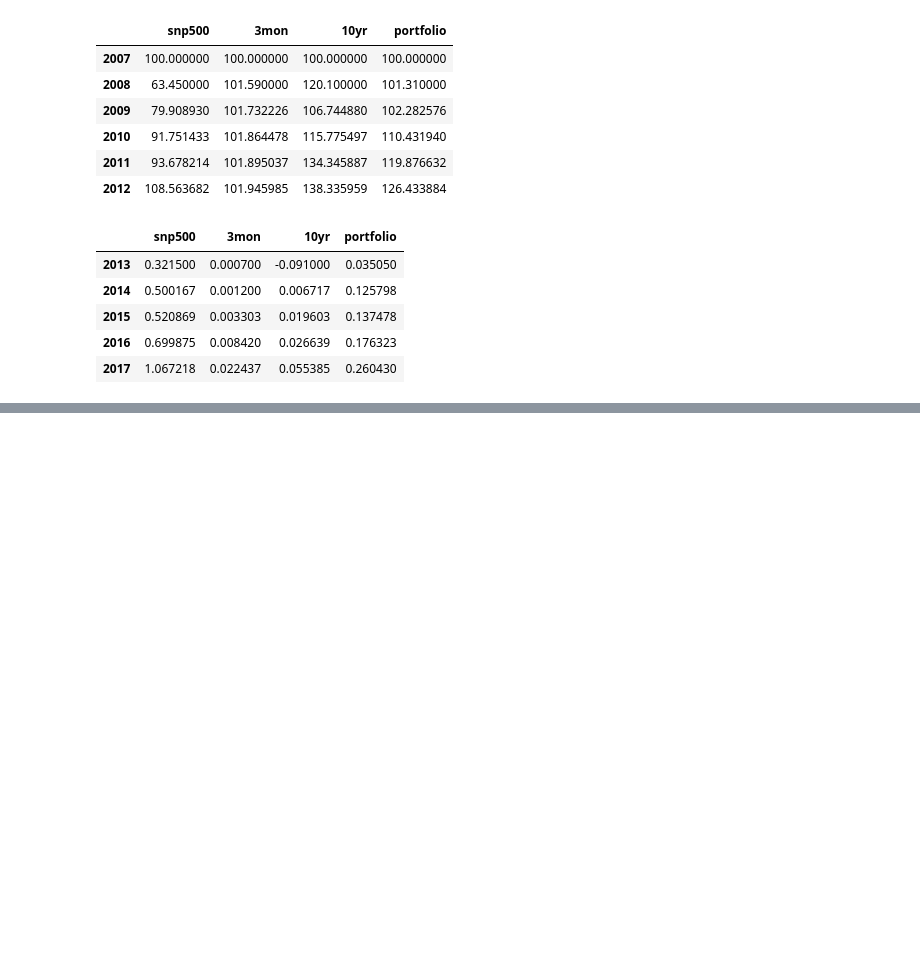
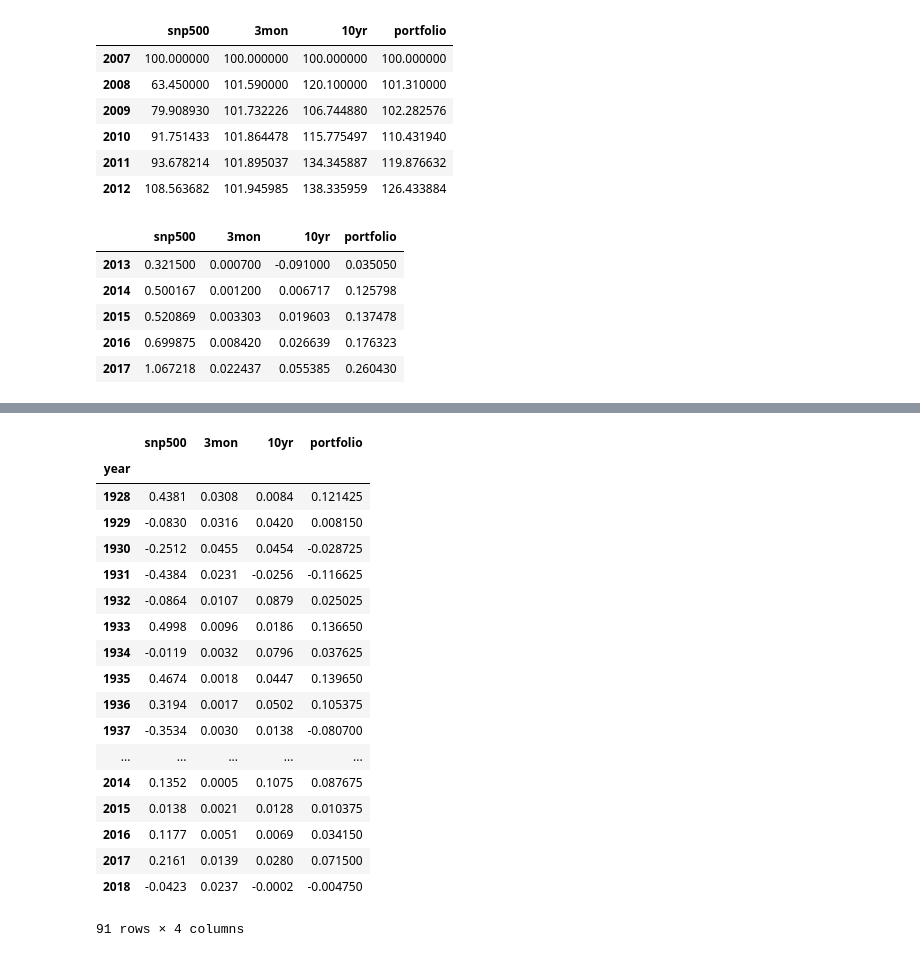
Before and after one commit to matsmaiwald/historical_asset_returns, a Jupyter notebook: Plots.ipynb, the cells around one changed output, grey strips where cells are left out. Saved outputs shown, nothing was run; the diff lists cells and outputs as text; code cells hidden in the pictures; blank space fills up the shorter version.

```diff
--- a/Plots.ipynb
+++ b/Plots.ipynb
@@ -179,2 +216,24 @@ Index(['y0', 'y1', 'y2', 'y3', 'y4', 'y5'], dtype='object')
 # %%
 df_quantiles["q10_y1"] = df_quantiles["y1"].quantile(0.2)
+# %%
+df_all_returns
+# %% [output]
+|  | snp500 | 3mon | 10yr | portfolio |
+| year |  |  |  |  |
+| 1928 | 0.4381 | 0.0308 | 0.0084 | 0.121425 |
+| 1929 | -0.0830 | 0.0316 | 0.0420 | 0.008150 |
+| 1930 | -0.2512 | 0.0455 | 0.0454 | -0.028725 |
+| 1931 | -0.4384 | 0.0231 | -0.0256 | -0.116625 |
+| 1932 | -0.0864 | 0.0107 | 0.0879 | 0.025025 |
+| 1933 | 0.4998 | 0.0096 | 0.0186 | 0.136650 |
+| 1934 | -0.0119 | 0.0032 | 0.0796 | 0.037625 |
+| 1935 | 0.4674 | 0.0018 | 0.0447 | 0.139650 |
+| 1936 | 0.3194 | 0.0017 | 0.0502 | 0.105375 |
+| 1937 | -0.3534 | 0.0030 | 0.0138 | -0.080700 |
+| ... | ... | ... | ... | ... |
+| 2014 | 0.1352 | 0.0005 | 0.1075 | 0.087675 |
+| 2015 | 0.0138 | 0.0021 | 0.0128 | 0.010375 |
+| 2016 | 0.1177 | 0.0051 | 0.0069 | 0.034150 |
+| 2017 | 0.2161 | 0.0139 | 0.0280 | 0.071500 |
+| 2018 | -0.0423 | 0.0237 | -0.0002 | -0.004750 |
+91 rows × 4 columns
```
Also changed, not shown: parts of 18 cells of this notebook.
